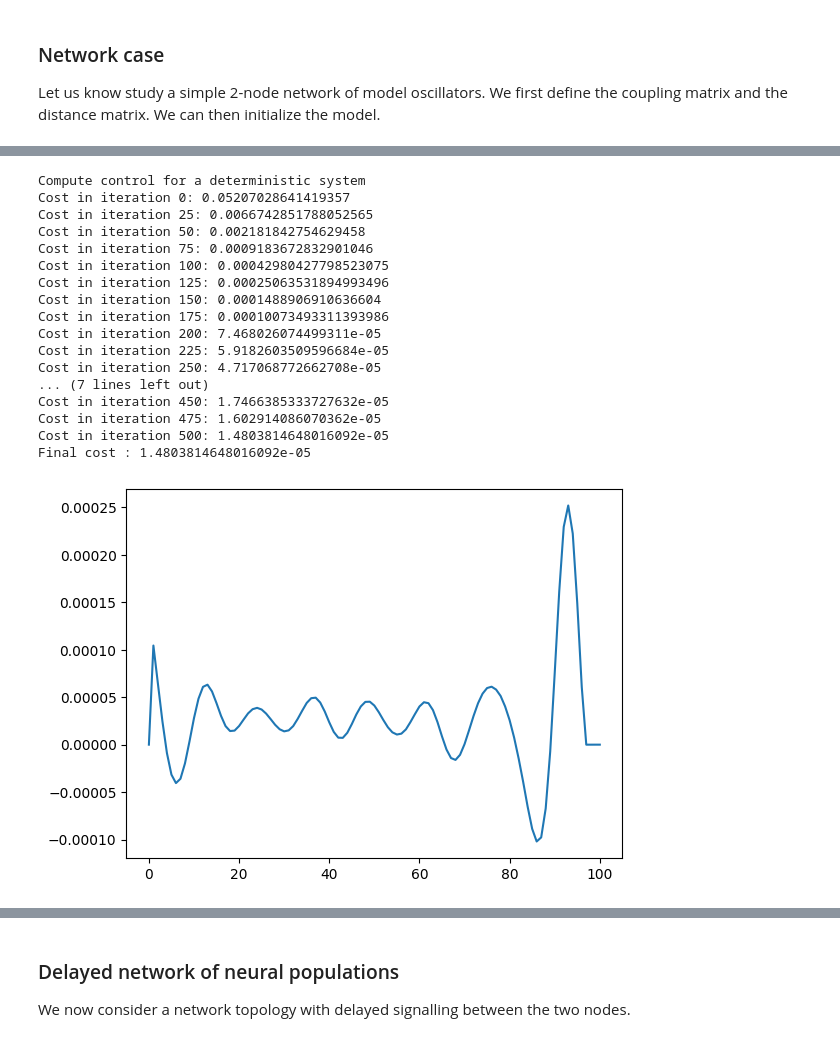
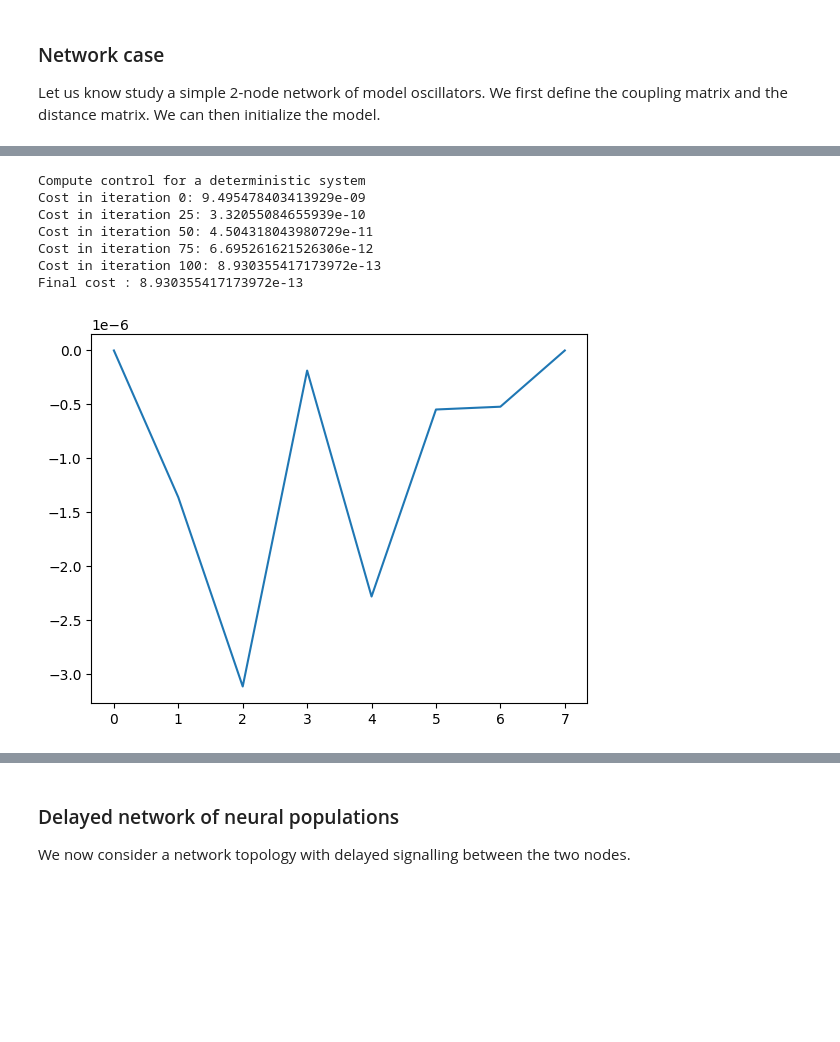
Before and after one commit to neurolib-dev/neurolib, a Jupyter notebook: examples/example-5-optimal-control/example-5.5-oc-aln-model-deterministic.ipynb, the cells around one changed output, grey strips where cells are left out. Saved outputs shown, nothing was run; the diff lists cells and outputs as text; code cells hidden in the pictures; blank space fills up the shorter version.

```diff
--- a/examples/example-5-optimal-control/example-5.5-oc-aln-model-deterministic.ipynb
+++ b/examples/example-5-optimal-control/example-5.5-oc-aln-model-deterministic.ipynb
@@ -188,41 +324,35 @@ plot_oc_network(model.params.N, duration, dt, state, target, zero_input_nw, inpu
 # %%
 # we define the precision matrix to specify, in which nodes and channels we measure deviations from the target
 cost_mat = np.zeros( (model.params.N, len(model.output_vars)) )
-cost_mat[1,0] = 1. # only measure in y-channel in node 1
+cost_mat[0,0] = 1. # only measure in y-channel in node 1
 
 # We set the external stimulation to zero. This is the "initial guess" for the OC algorithm
 model.params["ext_exc_current"] = zero_input_nw[:,0,:]
 model.params["ext_inh_current"] = zero_input_nw[:,0,:]
 
 # We load the optimal control class
 # print array (optional parameter) defines, for which iterations intermediate results will be printed
 # Parameters will be taken from the input model
 model_controlled = oc_aln.OcAln(model, target, print_array=np.arange(0,501,25), control_matrix=control_mat, cost_matrix=cost_mat)
-model_controlled.step = 1e2
+model_controlled.step = 1e6
 
 # We run 500 iterations of the optimal control gradient descent algorithm
-model_controlled.optimize(500)
+
+model_controlled.optimize(100)
+
+plt.plot(model_controlled.gradient[0,0,:])
+plt.show()
 
 state = model_controlled.get_xs()
 control = model_controlled.control
 
 plot_oc_network(model.params.N, duration, dt, state, target, control, input_nw, model_controlled.cost_history, model_controlled.step_sizes_history)
 # %% [output]
 Compute control for a deterministic system
-Cost in iteration 0: 0.05207028641419357
-Cost in iteration 25: 0.0066742851788052565
-Cost in iteration 50: 0.002181842754629458
-Cost in iteration 75: 0.0009183672832901046
-Cost in iteration 100: 0.00042980427798523075
-Cost in iteration 125: 0.00025063531894993496
-Cost in iteration 150: 0.0001488906910636604
-Cost in iteration 175: 0.00010073493311393986
-Cost in iteration 200: 7.468026074499311e-05
-Cost in iteration 225: 5.9182603509596684e-05
-Cost in iteration 250: 4.717068772662708e-05
-... (7 lines left out)
-Cost in iteration 450: 1.7466385333727632e-05
-Cost in iteration 475: 1.602914086070362e-05
-Cost in iteration 500: 1.4803814648016092e-05
-Final cost : 1.4803814648016092e-05
+Cost in iteration 0: 9.495478403413929e-09
+Cost in iteration 25: 3.32055084655939e-10
+Cost in iteration 50: 4.504318043980729e-11
+Cost in iteration 75: 6.695261621526306e-12
+Cost in iteration 100: 8.930355417173972e-13
+Final cost : 8.930355417173972e-13
-[figure, old version]
+[figure, new version]
```
Also changed, not shown: parts of 6 cells of this notebook, 6 other files.
